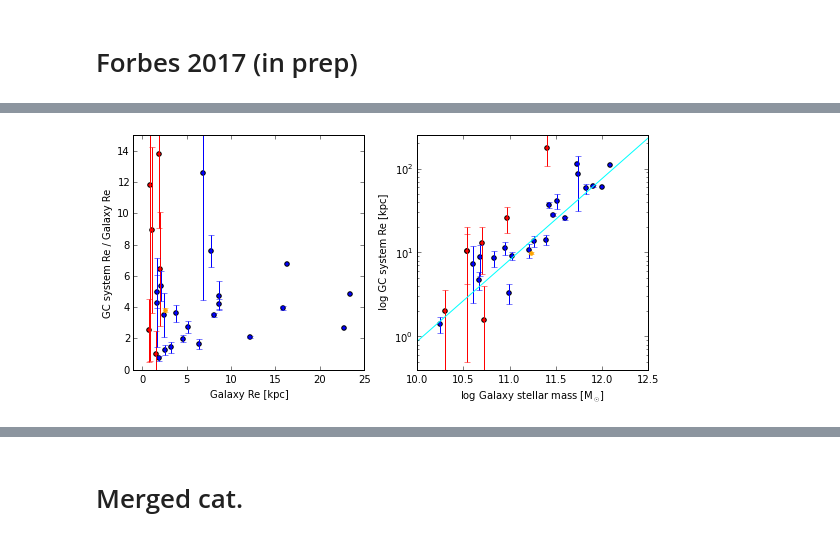
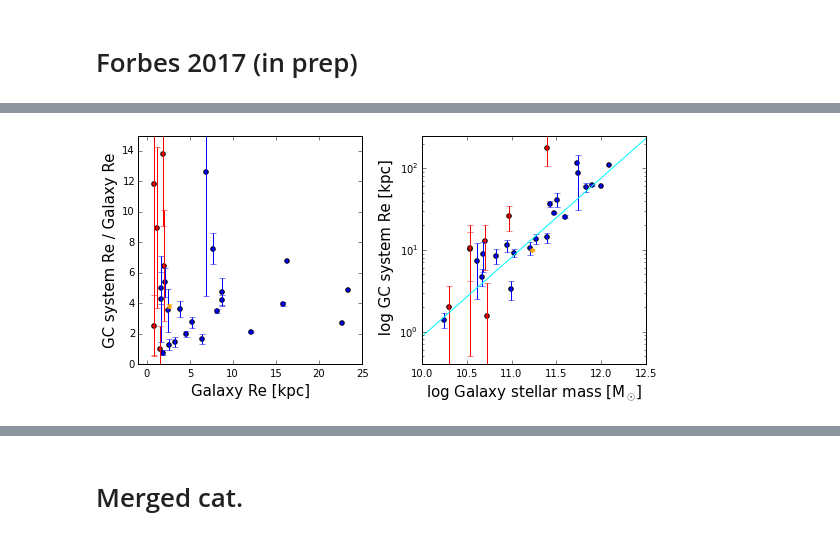
Before and after one commit to leoniechevalier/Swinburne_NGC4526, a Jupyter notebook: Candidate Analysis.ipynb, the cells around one changed output, grey strips where cells are left out. Saved outputs shown, nothing was run; the diff lists cells and outputs as text; code cells hidden in the pictures.

```diff
--- a/Candidate Analysis.ipynb
+++ b/Candidate Analysis.ipynb
@@ -2191,31 +2190,31 @@ Name: Type, dtype: bool
 # %%
 # re vs GC_re
 mass_range= np.arange(10,13,0.25)
 
 mass_fit = lambda x: 0.97*x-9.76
 
 
 plt.figure(figsize=(8,4))
 ax2=plt.subplot(121)
 ax2=df_forbes[~df_forbes['NGC'].isin(exclude)].plot(x='Re', y='RevsGC_re',yerr='RevsGC_re_err', kind='scatter', grid='off', ylim=(0,15),xlim=(-1,25),c='b',ax=ax2)
 df_forbes[df_forbes['NGC'].isin(exclude)].plot(x='Re', y='RevsGC_re',yerr='RevsGC_re_err', kind='scatter', grid='off', ylim=(0,15),xlim=(-1,25),c='r' ,ax=ax2)
 plt.errorbar(2.6,9.89/2.6,yerr=0.13,color='orange', fmt='.', ms=8)
-plt.xlabel('Galaxy Re [kpc]')
-plt.ylabel('GC system Re / Galaxy Re')
+plt.xlabel('Galaxy Re [kpc]',size=15)
+plt.ylabel('GC system Re / Galaxy Re',size=15)
 
 ax=plt.subplot(122)
 df_forbes[~df_forbes['NGC'].isin(exclude)].plot(x='logM', y='GC_re', kind='scatter', grid='off',ylim=(-10,250), xlim=(10,12.5),logy=True, yerr='GC_re_err',c='b', ax=ax)
 df_forbes[df_forbes['NGC'].isin(exclude)].plot(x='logM', y='GC_re', kind='scatter', grid='off',ylim=(-10,250), xlim=(10,12.5), logy=True,yerr='GC_re_err',c='r', ax=ax)
 plt.plot(mass_range,10** mass_fit(mass_range), ls='-', c='cyan')
 plt.errorbar(11.23,9.89,yerr=0.336,color='orange', ms=8, fmt='.')
-plt.xlabel('log Galaxy stellar mass [M$_\odot$]')
-plt.ylabel(' log GC system Re [kpc]')
+plt.xlabel('log Galaxy stellar mass [M$_\odot$]', size=15)
+plt.ylabel(' log GC system Re [kpc]',size=15)
 #plt.plot(mass_range, mass_fit(mass_range)  )
 plt.savefig('images/gcrevslogM.png')
 plt.tight_layout()
 plt.show()
 # %% [output]
-[figure, old version]
+[figure, new version]
 # %%
 wlinear_fit(df_kartha['logM'][~df_kartha['GCExt'].isnull()], np.log10(df_kartha['GCExt'][~df_kartha['GCExt'].isnull()]),1/np.log10(df_kartha['GCExt_err'][~df_kartha['GCExt'].isnull()]))
 # %% [output]
```
Also changed, not shown: parts of 8 cells of this notebook.
